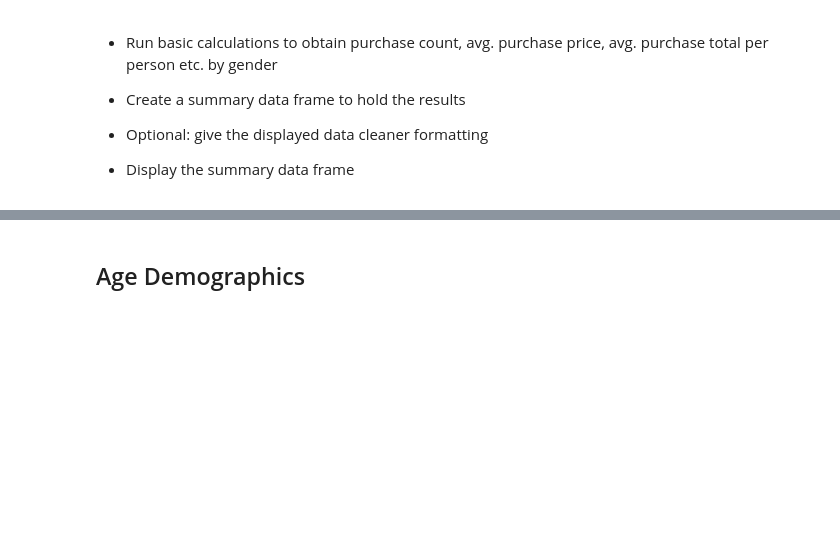
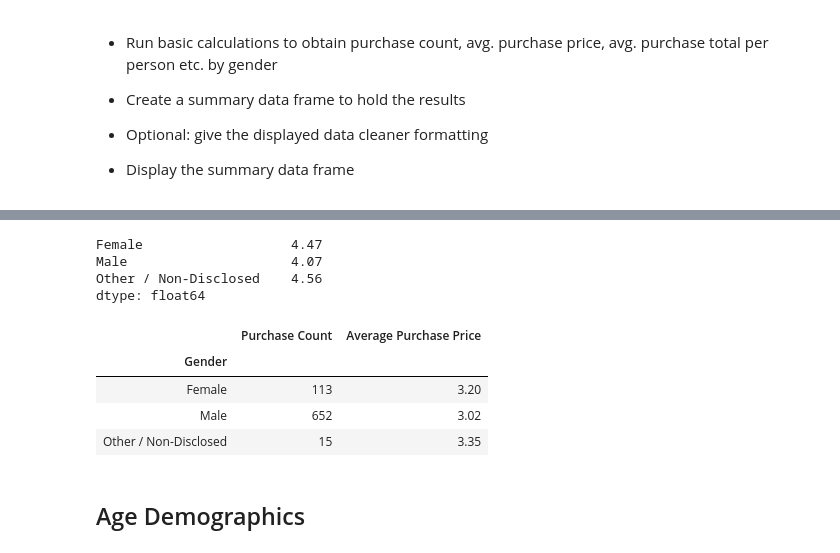
Before and after one commit to anishpatel55/example_inclass, a Jupyter notebook: Pandas Homework/Instructions/HeroesOfPymoli/HeroesOfPymoli_starter.ipynb, the cells around one changed output, grey strips where cells are left out. Drawn from its saved outputs; the diff is of its cells as text; code cells hidden in the pictures; blank space fills up the shorter version.

```diff
--- a/Pandas Homework/Instructions/HeroesOfPymoli/HeroesOfPymoli_starter.ipynb
+++ b/Pandas Homework/Instructions/HeroesOfPymoli/HeroesOfPymoli_starter.ipynb
@@ -84,3 +144,4 @@ purchasecount
 # %%
 avgpurchaseprice = groupedbygender["Price"].mean()
-avgpurchaseprice
+avgpp = round(avgpurchaseprice, 2)
+avgpp
@@ -90,5 +163,22 @@ totalpurchasevalue
 # %%
 #Average Purchase Total per Person by Age Group.. need to find count of players for male female and others
+avgtotalpurchase = totalpurchasevalue / Gendernumssum
+avgtotalpurchase = round(avgtotalpurchase, 2)
+avgtotalpurchase
+# %% [output]
+Female                   4.47
+Male                     4.07
+Other / Non-Disclosed    4.56
+dtype: float64
+# %%
+Purchasing_Analysis = pd.DataFrame ({"Purchase Count": purchasecount, "Average Purchase Price": avgpp, })
+Purchasing_Analysis
+# %% [output]
+|  | Purchase Count | Average Purchase Price |
+| Gender |  |  |
+| Female | 113 | 3.20 |
+| Male | 652 | 3.02 |
+| Other / Non-Disclosed | 15 | 3.35 |
 # %% [markdown]
 ## Age Demographics
 # %% [markdown]
```
Also changed, not shown: parts of 18 cells of this notebook.
